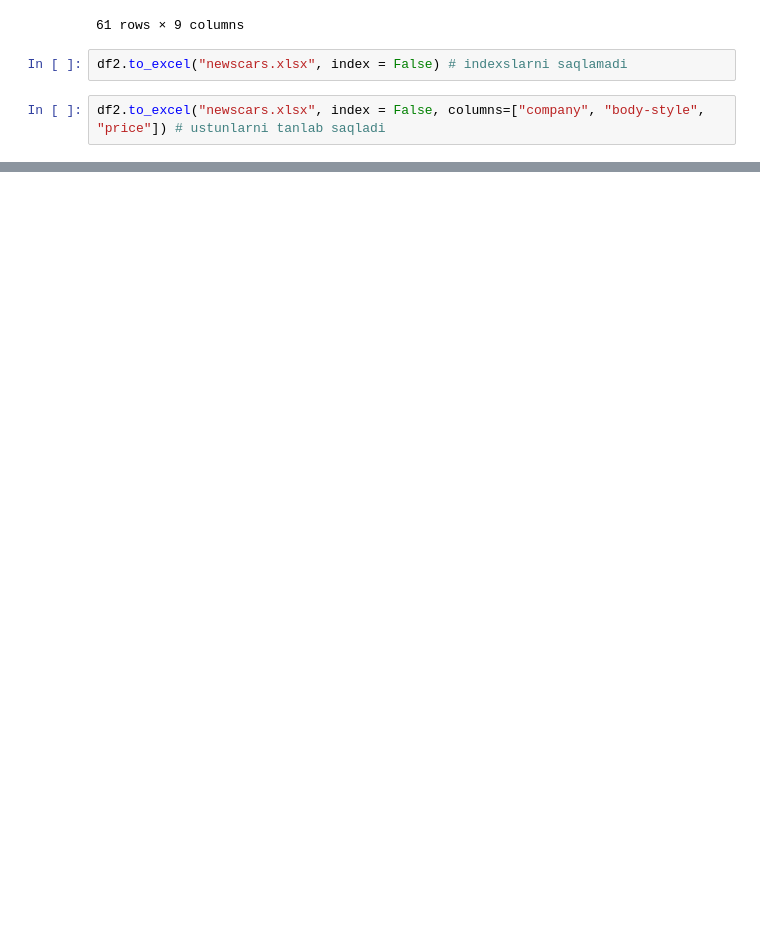
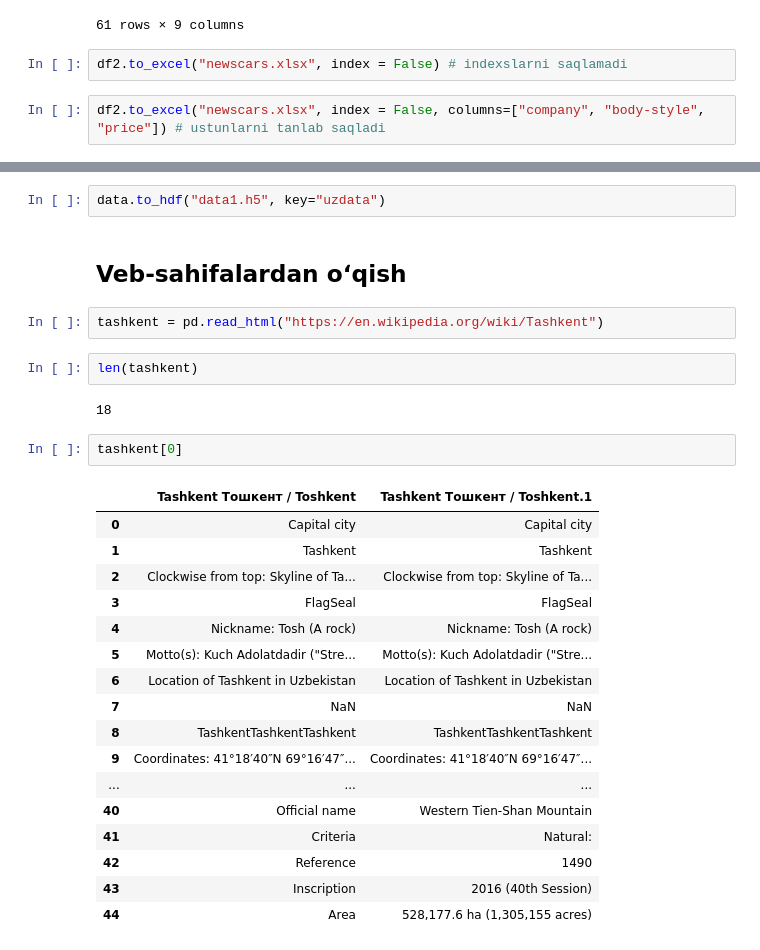
Before and after one commit to ulubeykhuja/mohir_dev_lessons, a Jupyter notebook: 3modul.ipynb, the cells around one changed output, grey strips where cells are left out. Drawn from its saved outputs; the diff is of its cells as text; blank space fills up the shorter version.

```diff
--- a/3modul.ipynb
+++ b/3modul.ipynb
@@ -104,0 +208,30 @@ df2.to_excel("newscars.xlsx", index = False, columns=["company", "body-style", "
+# %%
+data.to_hdf("data1.h5", key="uzdata")
+# %% [markdown]
+## Veb-sahifalardan oʻqish
+# %%
+tashkent = pd.read_html("https://en.wikipedia.org/wiki/Tashkent")
+# %%
+len(tashkent)
+# %% [output]
+18
+# %%
+tashkent[0]
+# %% [output]
+|  | Tashkent Тошкент / Toshkent | Tashkent Тошкент / Toshkent.1 |
+| 0 | Capital city | Capital city |
+| 1 | Tashkent | Tashkent |
+| 2 | Clockwise from top: Skyline of Ta... | Clockwise from top: Skyline of Ta... |
+| 3 | FlagSeal | FlagSeal |
+| 4 | Nickname: Tosh (A rock) | Nickname: Tosh (A rock) |
+| 5 | Motto(s): Kuch Adolatdadir ("Stre... | Motto(s): Kuch Adolatdadir ("Stre... |
+| 6 | Location of Tashkent in Uzbekistan | Location of Tashkent in Uzbekistan |
+| 7 | NaN | NaN |
+| 8 | TashkentTashkentTashkent | TashkentTashkentTashkent |
+| 9 | Coordinates: 41°18′40″N 69°16′47″... | Coordinates: 41°18′40″N 69°16′47″... |
+| ... | ... | ... |
+| 40 | Official name | Western Tien-Shan Mountain |
+| 41 | Criteria | Natural: |
+| 42 | Reference | 1490 |
+| 43 | Inscription | 2016 (40th Session) |
+| 44 | Area | 528,177.6 ha (1,305,155 acres) |
```
Also changed, not shown: parts of 13 cells of this notebook.
